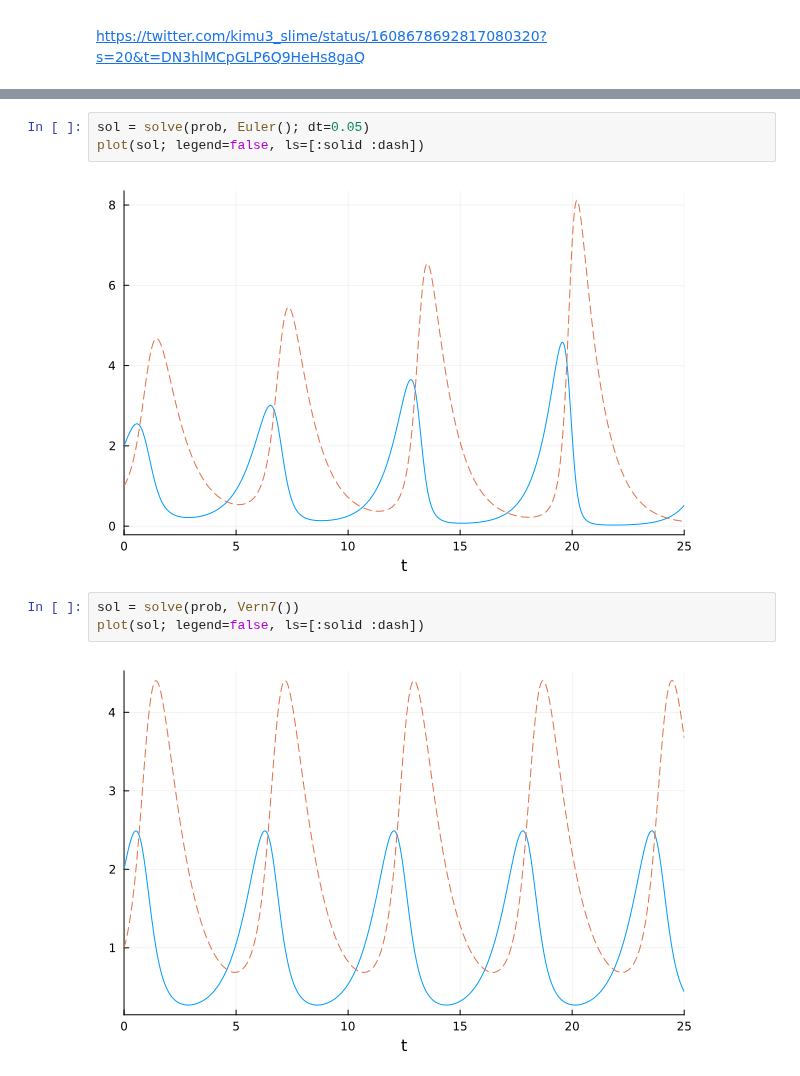
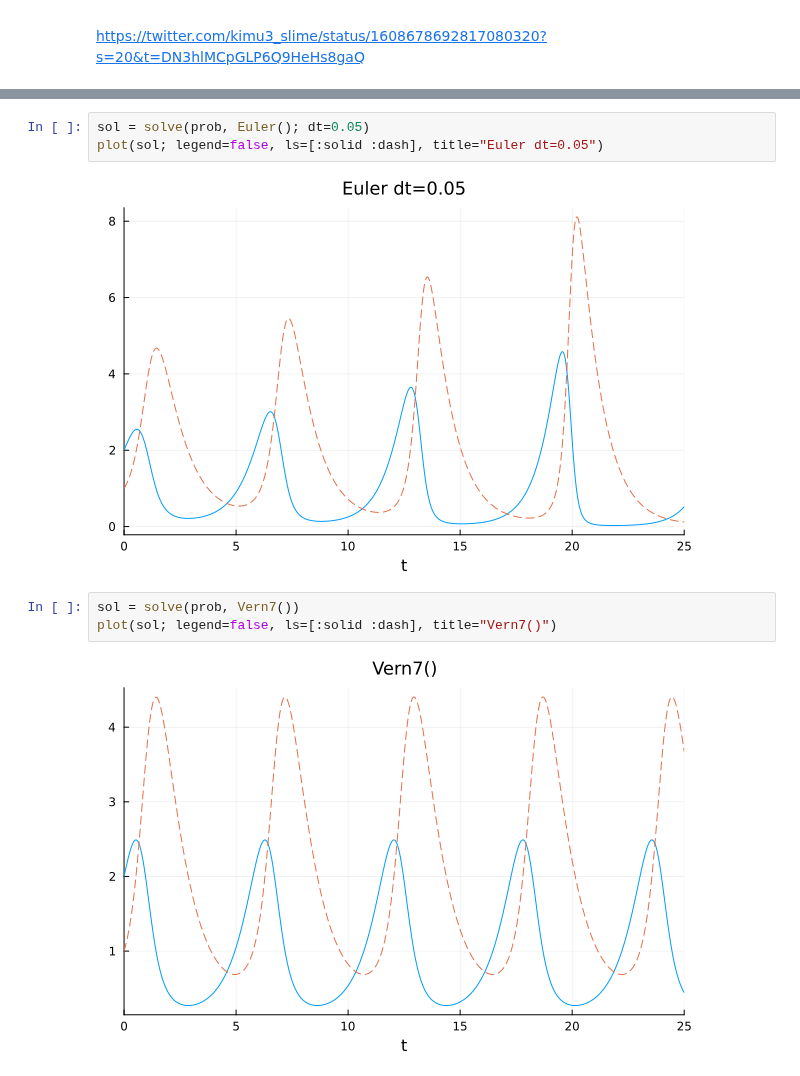
Before and after one commit to genkuroki/public, a Jupyter notebook: 0039/Lotka-Volterra.ipynb, the cells around one changed output, grey strips where cells are left out. Drawn from its saved outputs; the diff is of its cells as text.

```diff
--- a/0039/Lotka-Volterra.ipynb
+++ b/0039/Lotka-Volterra.ipynb
@@ -30,11 +30,11 @@ u0: 2-element SVector{2, Float64} with indices SOneTo(2):
  1.0
 # %%
 sol = solve(prob, Euler(); dt=0.05)
-plot(sol; legend=false, ls=[:solid :dash])
+plot(sol; legend=false, ls=[:solid :dash], title="Euler dt=0.05")
 # %% [output]
-[figure, old version]
+[figure, new version]
 # %%
 sol = solve(prob, Vern7())
-plot(sol; legend=false, ls=[:solid :dash])
+plot(sol; legend=false, ls=[:solid :dash], title="Vern7()")
 # %% [output]
-[figure, old version]
+[figure, new version]
```
Also changed, not shown: parts of 1 cell of this notebook, 1 other file.
